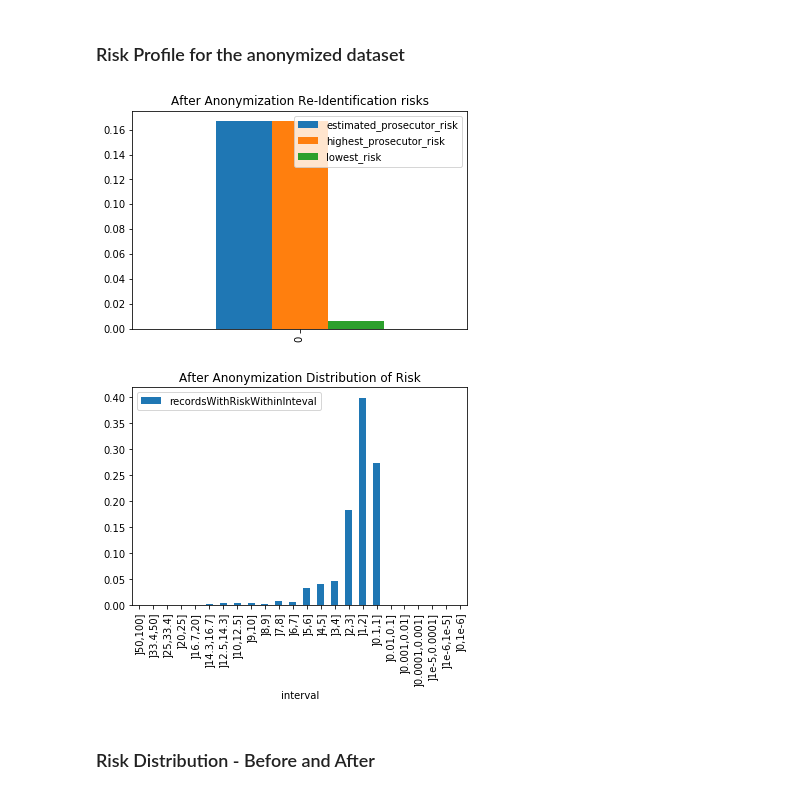
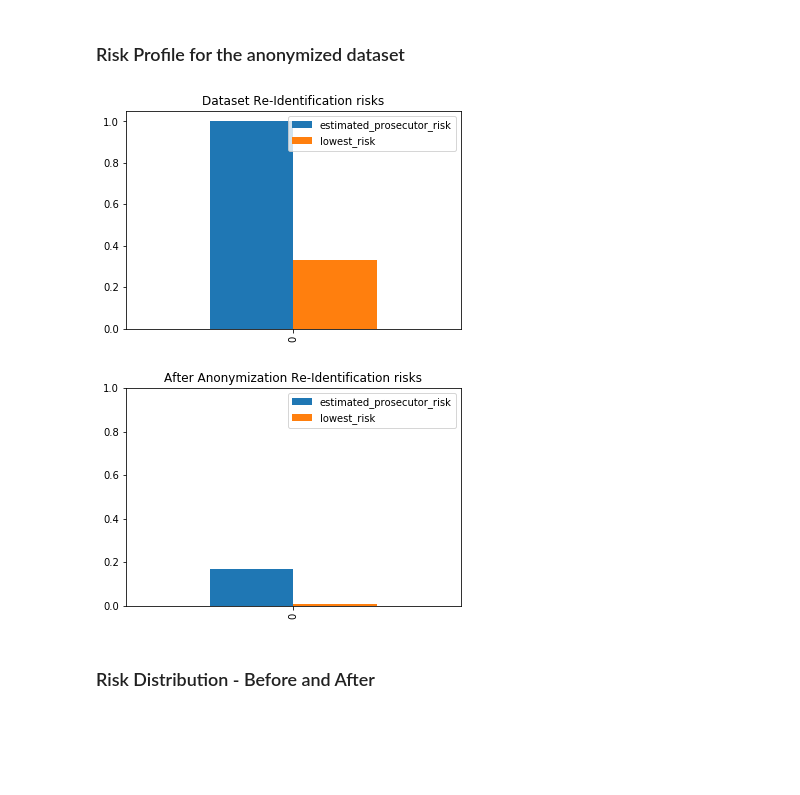
Before and after one commit to oslomet-arx-as-a-service/example-pyaaas-project, a Jupyter notebook: notebooks/data_pres/dummy-data-example-anonymization.ipynb, the cells around one changed output. Saved outputs shown, nothing was run; the diff lists cells and outputs as text; code cells hidden in the pictures; blank space fills up the shorter version.

```diff
--- a/notebooks/data_pres/dummy-data-example-anonymization.ipynb
+++ b/notebooks/data_pres/dummy-data-example-anonymization.ipynb
@@ -225,15 +225,15 @@ result.head(20)
 ###  Risk Profile for the anonymized dataset
 # %%
 anon_rp = anon_result.risk_profile
-# %%
-anon_re_risk = anon_rp.re_identification_risk_dataframe()
-anon_re_risk[['estimated_prosecutor_risk', 'highest_prosecutor_risk', 'lowest_risk']].plot(kind="bar", title="After Anonymization Re-Identification risks");
-
-anon_dist_risk = anon_rp.distribution_of_risk_dataframe()
-anon_dist_risk.plot(kind="bar", x="interval", y="recordsWithRiskWithinInteval", title="After Anonymization Distribution of Risk");
-# %% [output]
-[figure, removed]
-[figure, removed]
+# %%
+dataset_re_risk = risk_profile.re_identification_risk_dataframe()
+dataset_re_risk[['estimated_prosecutor_risk', 'lowest_risk']].plot(kind="bar", yticks=[0.0, 0.2, 0.4, 0.6, 0.8, 1.0], title="Dataset Re-Identification risks");
+
+anon_re_risk = anon_rp.re_identification_risk_dataframe()
+anon_re_risk[['estimated_prosecutor_risk', 'lowest_risk']].plot(kind="bar", yticks=[0.0, 0.2, 0.4, 0.6, 0.8, 1.0], title="After Anonymization Re-Identification risks");
+# %% [output]
+[figure, added]
+[figure, added]
 # %% [markdown]
 ### Risk Distribution - Before and After
 # %%
```
Also changed, not shown: parts of 2 cells of this notebook.
